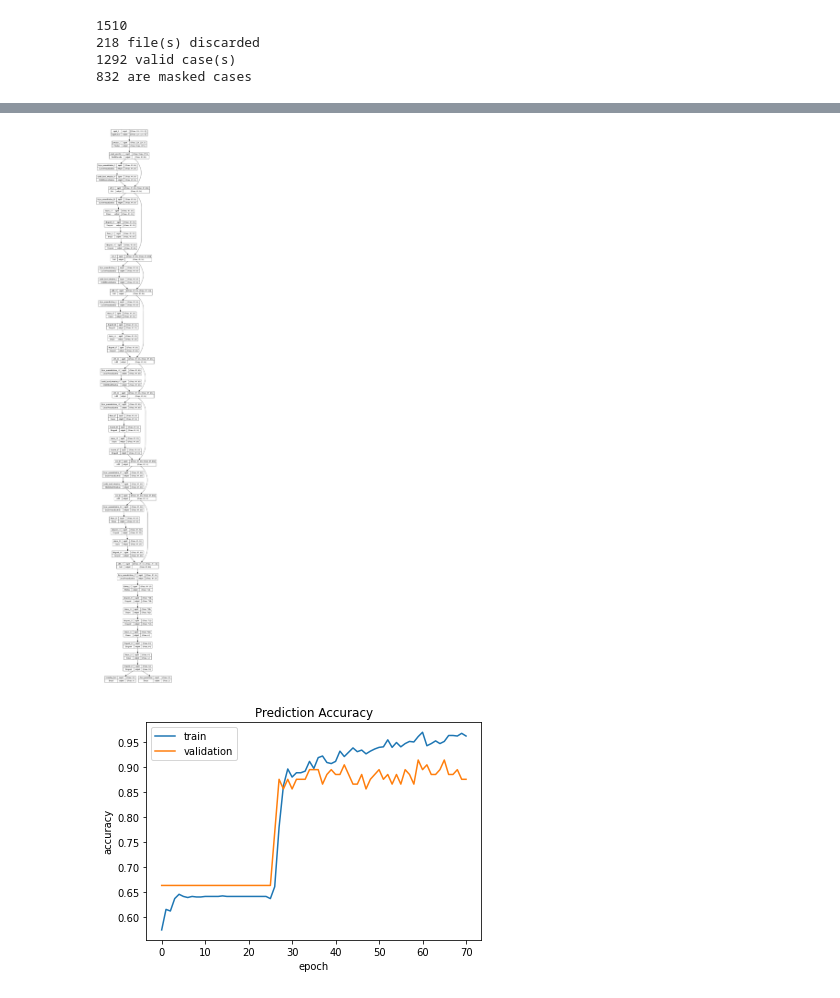
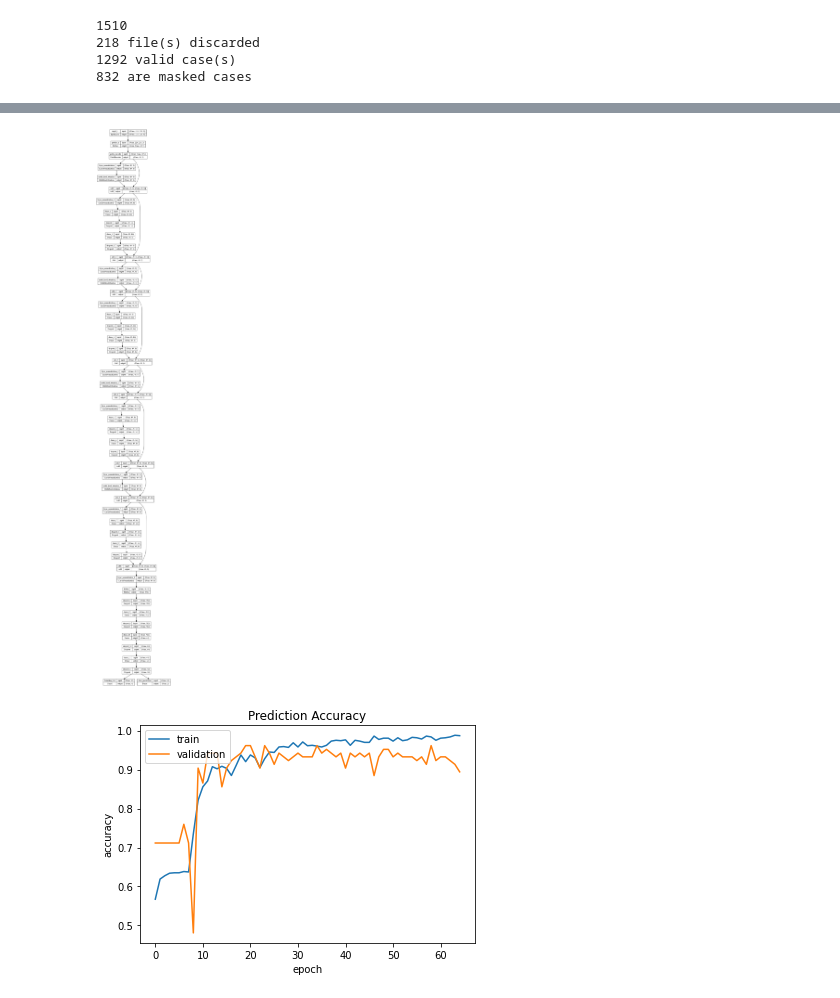
Before and after one commit to cchandel-dev/object-detection, a Jupyter notebook: custom object detection/Transformer based Object Detection - Custom Dataset.ipynb, the cells around one changed output, grey strips where cells are left out. Drawn from its saved outputs; the diff is of its cells as text; code cells hidden in the pictures.

```diff
--- a/custom object detection/Transformer based Object Detection - Custom Dataset.ipynb
+++ b/custom object detection/Transformer based Object Detection - Custom Dataset.ipynb
@@ -407,7 +407,7 @@ learning_rate = 0.001
 weight_decay = 0.0001
 batch_size = 32
 num_epochs = 100
-projection_dim = 16
+projection_dim = 8
 num_heads = 4
 # Size of the transformer layers
 transformer_units = [
@@ -457,4 +457,4 @@ Epoch 71/100
-[figure, old version]
+[figure, new version]
 # %%
 plt.plot(history.history['class_predictions_accuracy'])
 plt.plot(history.history['val_class_predictions_accuracy'])
@@ -466,7 +466,7 @@ model_file = os.path.join(new_folder, 'class predictions accuracy.png')
 plt.savefig(model_file)
 plt.show()
 # %% [output]
-[figure, old version]
+[figure, new version]
 # %%
 plt.plot(history.history['bounding_box_loss'])
 plt.plot(history.history['val_bounding_box_loss'])
```
Also changed, not shown: parts of 9 cells of this notebook, 5 other files.
